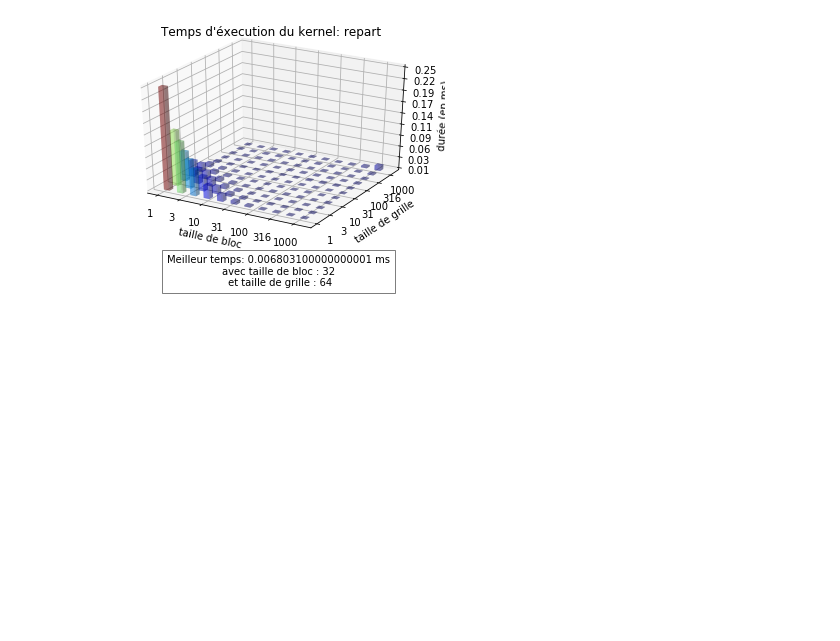
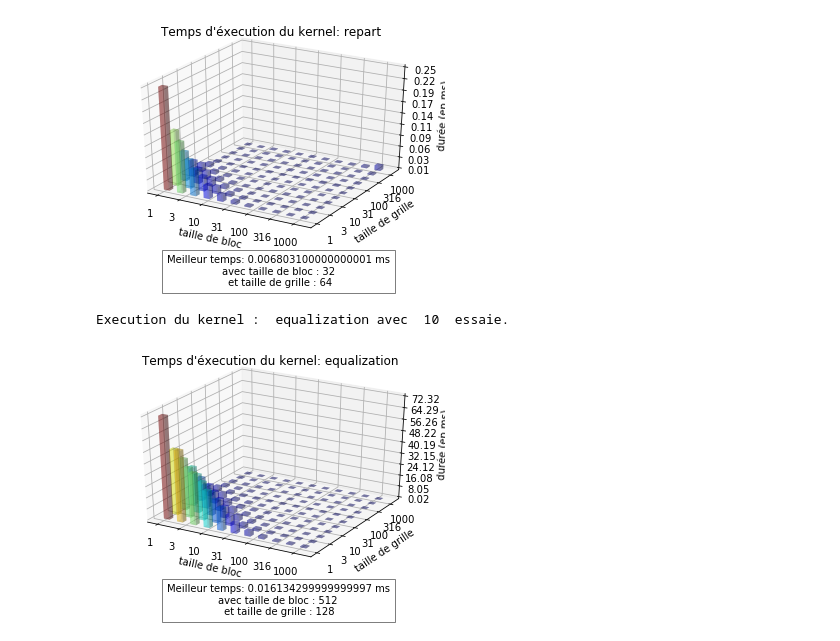
Before and after one commit to Me-k-01/Histogram_equalization, a Jupyter notebook: rapport-tp3.ipynb, the cells around one changed output. Cells and saved outputs as stored; diff of their text form; code cells hidden in the pictures; blank space fills up the shorter version.

Commit message:
Dernière benchmark de kernel

```diff
--- a/rapport-tp3.ipynb
+++ b/rapport-tp3.ipynb
@@ -336,7 +336,10 @@ testBlocAndGridKernels("repart", KERNEL["repart"][0], nTry)
 Execution du kernel :  repart avec  10  essaie.
 [figure]
 # %%
-testBlocAndGridKernels("equalization", KERNEL["equalization"][0], nTry) #
+testBlocAndGridKernels("equalization", KERNEL["equalization"][1], nTry) #
+# %% [output]
+Execution du kernel :  equalization avec  10  essaie.
+[figure, added]
 # %%
 testBlocAndGridKernels("hsv2rgb", KERNEL["hsv2rgb"][1], nTry)
 # %% [output]
```
Also changed, not shown: parts of 2 cells of this notebook, 2 other files.
